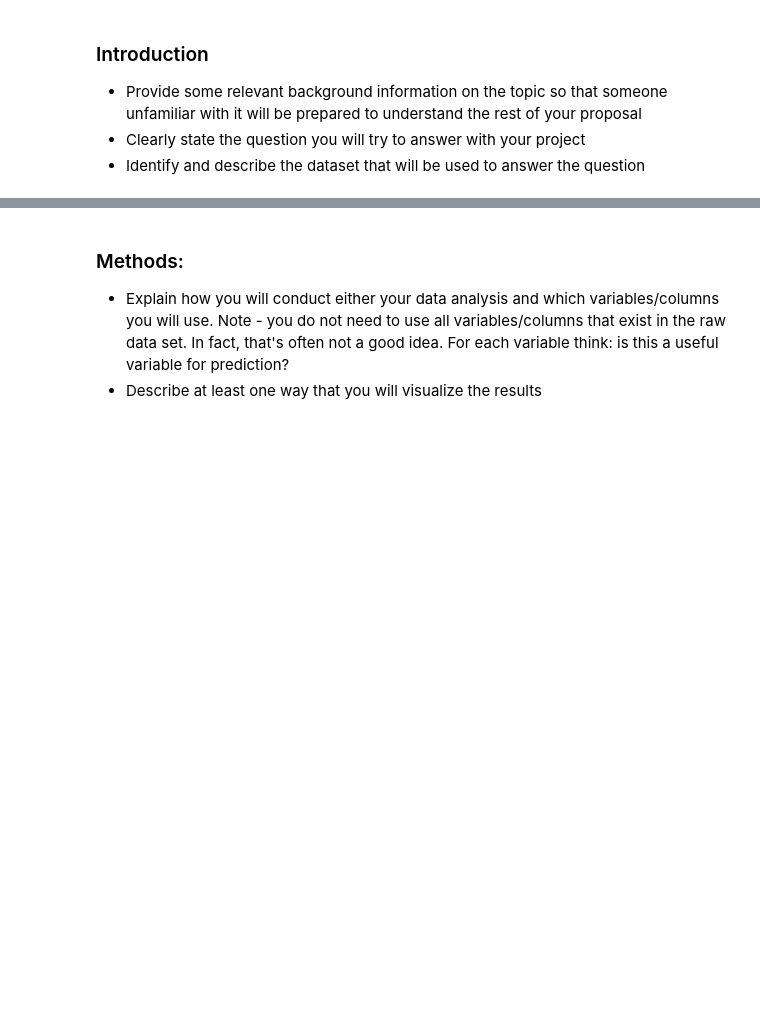
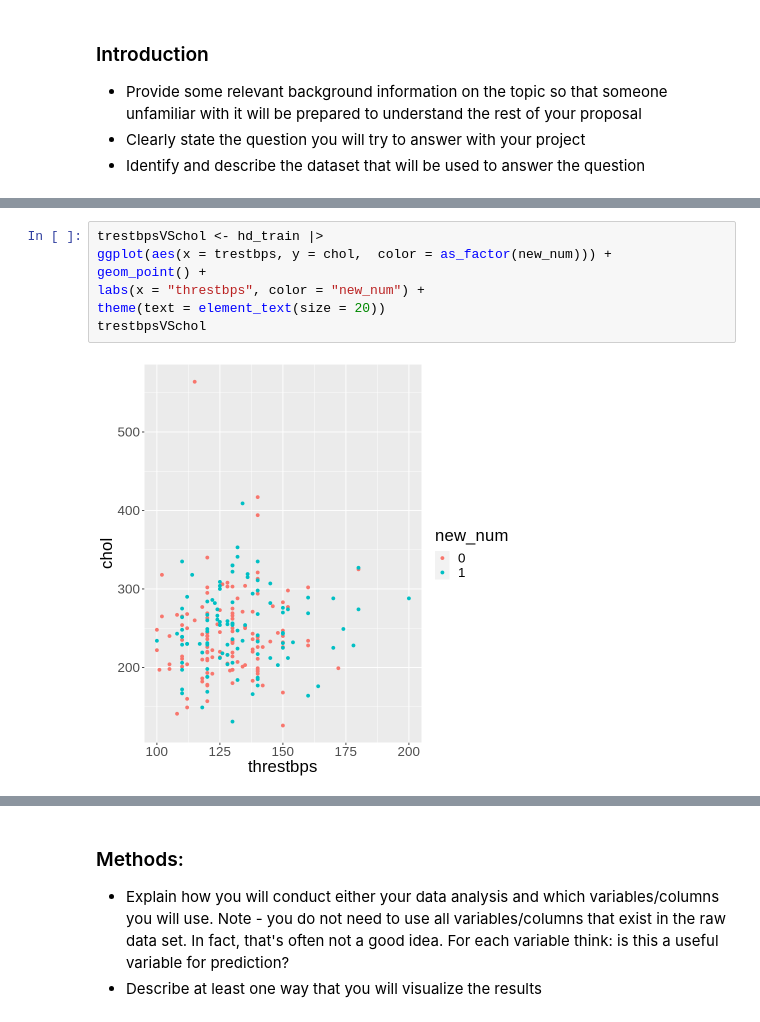
Before and after one commit to sherrii-Xia/DSCI_100_WT2, a Jupyter notebook: project/group_proposal.ipynb, the cells around one changed output, grey strips where cells are left out. Drawn from its saved outputs; the diff is of its cells as text; blank space fills up the shorter version.

```diff
--- a/project/group_proposal.ipynb
+++ b/project/group_proposal.ipynb
@@ -80,0 +221,9 @@ A spec_tbl_df: 294 × 14
+# %%
+trestbpsVSchol <- hd_train |>
+ggplot(aes(x = trestbps, y = chol,  color = as_factor(new_num))) +
+geom_point() +
+labs(x = "threstbps", color = "new_num") +
+theme(text = element_text(size = 20))
+trestbpsVSchol
+# %% [output]
+[figure, added]
```
Also changed, not shown: parts of 20 cells of this notebook, 1 other file.
